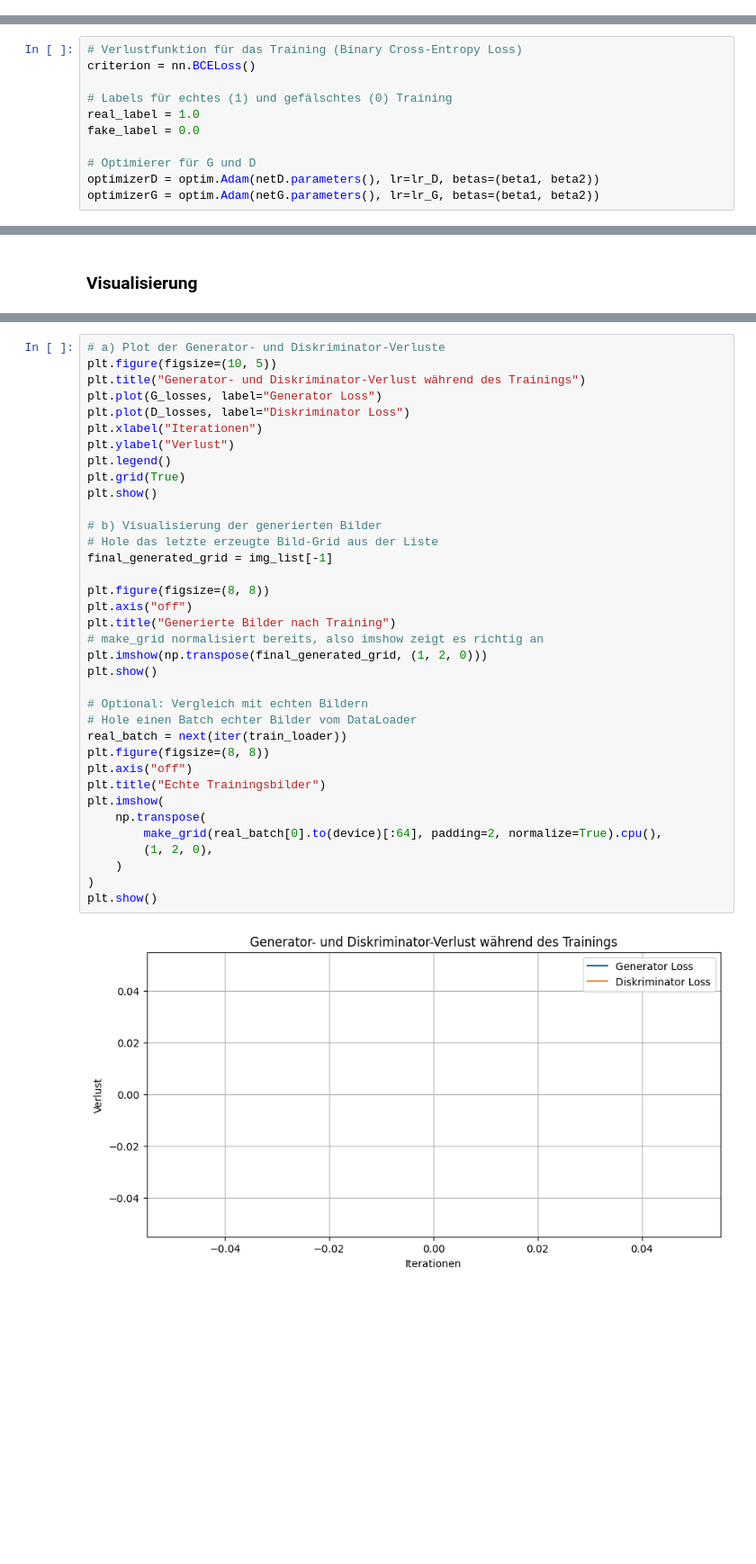
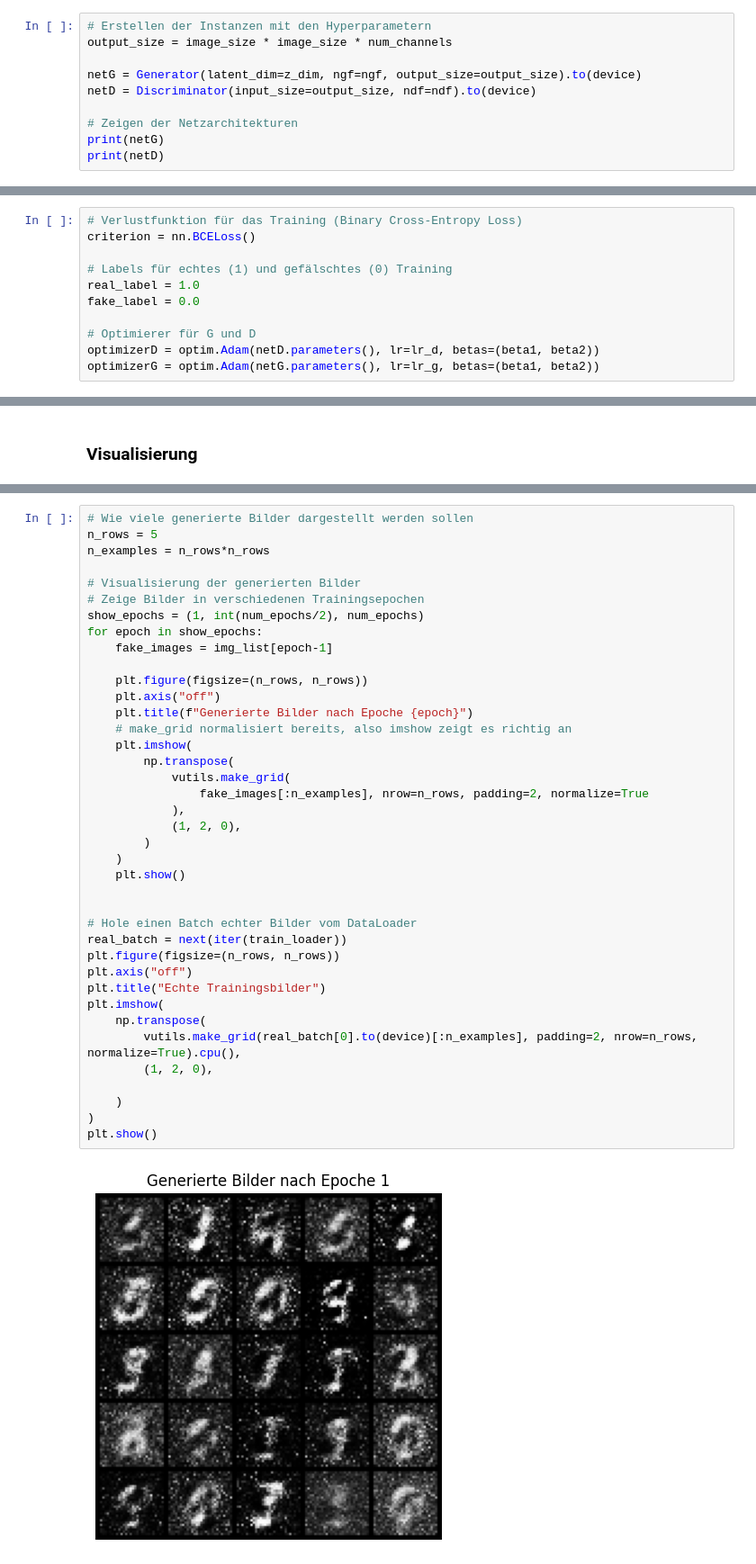
Before and after one commit to frieba/full-stack-machine-llearning-my-clone, a Jupyter notebook: notepads/Vertiefung_AI_Engineer/AI06_Generatives_Lernen/AI06_Lösung_Generatives_Lernen.ipynb, the cells around one changed output, grey strips where cells are left out. Shown: that part at 90% size. Saved outputs shown, nothing was run; the diff lists cells and outputs as text; blank space fills up the shorter version.

```diff
--- a/notepads/Vertiefung_AI_Engineer/AI06_Generatives_Lernen/AI06_Lösung_Generatives_Lernen.ipynb
+++ b/notepads/Vertiefung_AI_Engineer/AI06_Generatives_Lernen/AI06_Lösung_Generatives_Lernen.ipynb
@@ -187,0 +168,10 @@ Discriminator(
+# %%
+# Erstellen der Instanzen mit den Hyperparametern
+output_size = image_size * image_size * num_channels
+
+netG = Generator(latent_dim=z_dim, ngf=ngf, output_size=output_size).to(device)
+netD = Discriminator(input_size=output_size, ndf=ndf).to(device)
+
+# Zeigen der Netzarchitekturen
+print(netG)
+print(netD)
@@ -196,8 +204,8 @@ real_label = 1.0
 fake_label = 0.0
 
 # Optimierer für G und D
-optimizerD = optim.Adam(netD.parameters(), lr=lr_D, betas=(beta1, beta2))
-optimizerG = optim.Adam(netG.parameters(), lr=lr_G, betas=(beta1, beta2))
+optimizerD = optim.Adam(netD.parameters(), lr=lr_d, betas=(beta1, beta2))
+optimizerG = optim.Adam(netG.parameters(), lr=lr_g, betas=(beta1, beta2))
 # %% [markdown]
 ### Training des GANs
 # %%
@@ -293,38 +332,41 @@ RuntimeError: Given groups=1, weight of size [64, 1, 4, 4], expected input[128,
 # %%
-# a) Plot der Generator- und Diskriminator-Verluste
-plt.figure(figsize=(10, 5))
-plt.title("Generator- und Diskriminator-Verlust während des Trainings")
-plt.plot(G_losses, label="Generator Loss")
-plt.plot(D_losses, label="Diskriminator Loss")
-plt.xlabel("Iterationen")
-plt.ylabel("Verlust")
-plt.legend()
-plt.grid(True)
-plt.show()
+# Wie viele generierte Bilder dargestellt werden sollen
+n_rows = 5
+n_examples = n_rows*n_rows
 
-# b) Visualisierung der generierten Bilder
-# Hole das letzte erzeugte Bild-Grid aus der Liste
-final_generated_grid = img_list[-1]
+# Visualisierung der generierten Bilder
+# Zeige Bilder in verschiedenen Trainingsepochen
+show_epochs = (1, int(num_epochs/2), num_epochs)
+for epoch in show_epochs:
+    fake_images = img_list[epoch-1]
 
-plt.figure(figsize=(8, 8))
-plt.axis("off")
-plt.title("Generierte Bilder nach Training")
-# make_grid normalisiert bereits, also imshow zeigt es richtig an
-plt.imshow(np.transpose(final_generated_grid, (1, 2, 0)))
-plt.show()
+    plt.figure(figsize=(n_rows, n_rows))
+    plt.axis("off")
+    plt.title(f"Generierte Bilder nach Epoche {epoch}")
+    # make_grid normalisiert bereits, also imshow zeigt es richtig an
+    plt.imshow(
+        np.transpose(
+            vutils.make_grid(
+                fake_images[:n_examples], nrow=n_rows, padding=2, normalize=True
+            ),
+            (1, 2, 0),
+        )
+    )
+    plt.show()
 
-# Optional: Vergleich mit echten Bildern
+
 # Hole einen Batch echter Bilder vom DataLoader
 real_batch = next(iter(train_loader))
-plt.figure(figsize=(8, 8))
+plt.figure(figsize=(n_rows, n_rows))
 plt.axis("off")
 plt.title("Echte Trainingsbilder")
 plt.imshow(
     np.transpose(
-        make_grid(real_batch[0].to(device)[:64], padding=2, normalize=True).cpu(),
+        vutils.make_grid(real_batch[0].to(device)[:n_examples], padding=2, nrow=n_rows, normalize=True).cpu(),
         (1, 2, 0),
+
     )
 )
 plt.show()
 # %% [output]
-[figure, old version]
+[figure, new version]
```
Also changed, not shown: parts of 17 cells of this notebook, 4 other files.
